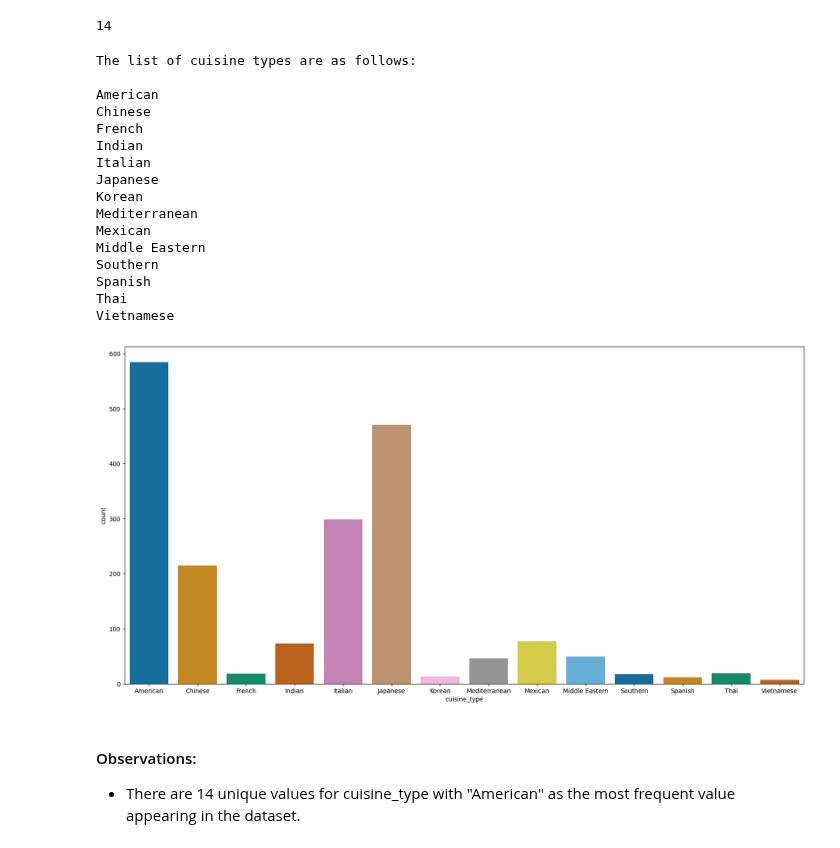
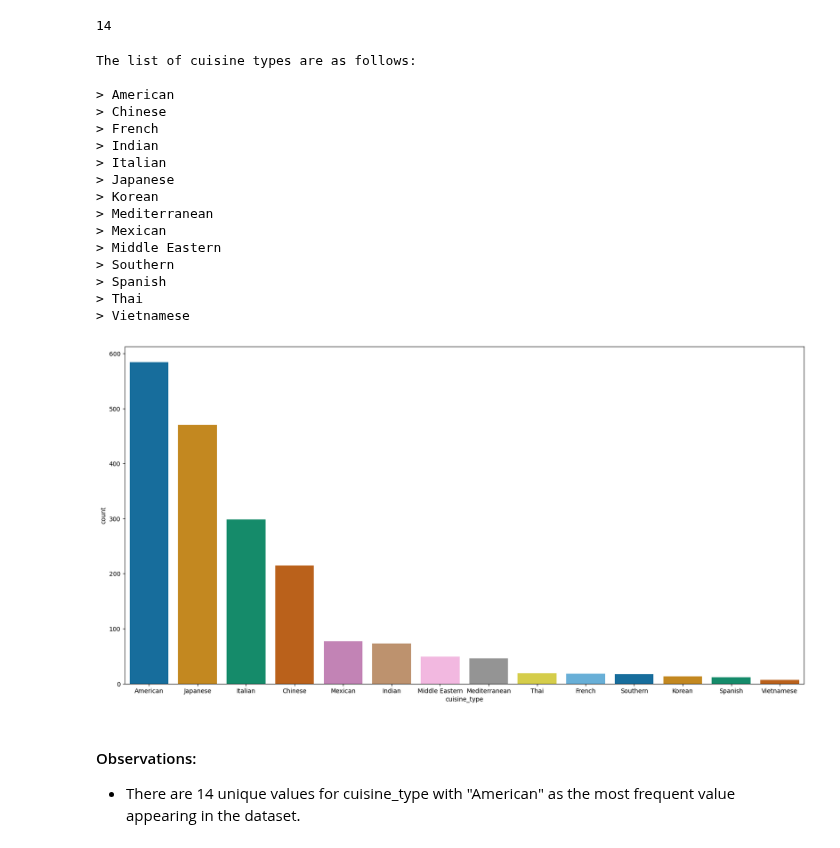
Before and after one commit to HelimaBass/Content_Drive, a Jupyter notebook: FDS_Project_LearnerNotebook_FullCode.ipynb, the cells around one changed output. Drawn from its saved outputs; the diff is of its cells as text; code cells hidden in the pictures.

```diff
--- a/FDS_Project_LearnerNotebook_FullCode.ipynb
+++ b/FDS_Project_LearnerNotebook_FullCode.ipynb
@@ -314,31 +310,31 @@ print(f'The list of cuisine types are as follows:\n')
 
 cuisine_list = sorted(df['cuisine_type'].unique())
 for i in cuisine_list:
-  print(i)
+  print(f"> {i}")
 # %% [output]
 The list of cuisine types are as follows:
 
-American
-Chinese
-French
-Indian
-Italian
-Japanese
-Korean
-Mediterranean
-Mexican
-Middle Eastern
-Southern
-Spanish
-Thai
-Vietnamese
+> American
+> Chinese
+> French
+> Indian
+> Italian
+> Japanese
+> Korean
+> Mediterranean
+> Mexican
+> Middle Eastern
+> Southern
+> Spanish
+> Thai
+> Vietnamese
 # %%
-# Generate a bar graph for the cuisine_type variable
+# Generate a bar graph for the cuisine_type variable sorted by highest to lowest counts
 plt.figure(figsize = (20,10))
-sns.countplot(data=df, x="cuisine_type", palette='colorblind')
+sns.countplot(data=df, x="cuisine_type", palette='colorblind', order= df['cuisine_type'].value_counts().index)
 plt.show()
 # %% [output]
-[figure, old version]
+[figure, new version]
 # %% [markdown]
 #### Observations:
 * There are 14 unique values for cuisine_type with "American" as the most frequent value appearing in the dataset.
```
Also changed, not shown: parts of 15 cells of this notebook.
